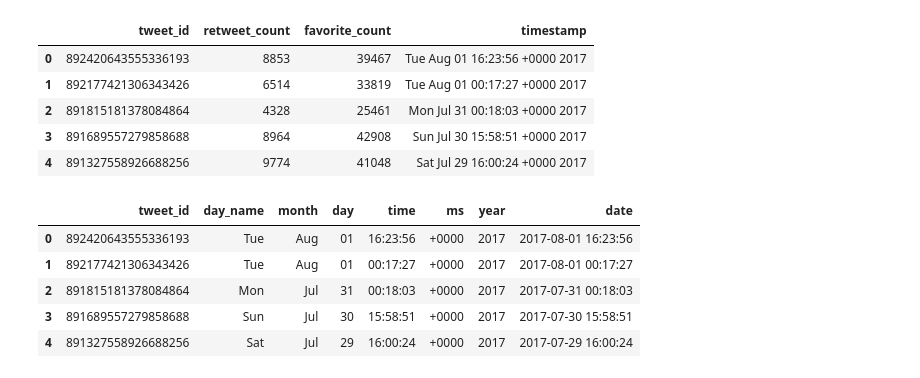
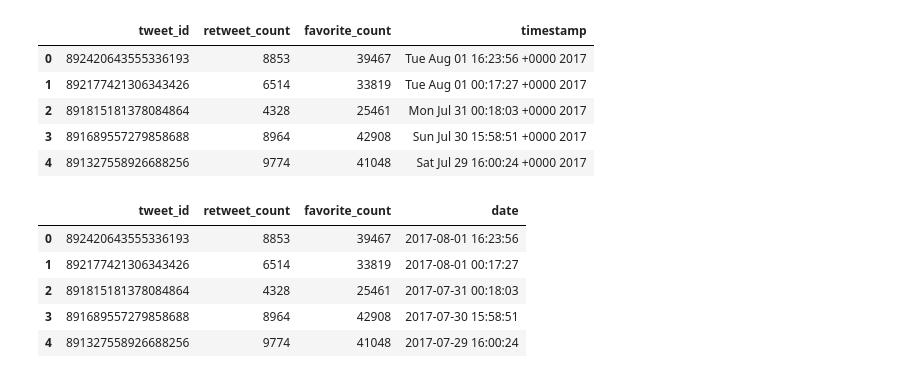
Before and after one commit to Tavnuh/we-rate-dogs, a Jupyter notebook: we-rate-dogs-Data-Wrangling.ipynb, the cells around one changed output. Saved outputs shown, nothing was run; the diff lists cells and outputs as text; code cells hidden in the pictures.

Commit message:
Redid irregular timestamp cleanup, this time within the original df

```diff
--- a/we-rate-dogs-Data-Wrangling.ipynb
+++ b/we-rate-dogs-Data-Wrangling.ipynb
@@ -407,24 +407,24 @@ df_tweet_info_clean.head()
 | 3 | 891689557279858688 | 8964 | 42908 | Sun Jul 30 15:58:51 +0000 2017 |
 | 4 | 891327558926688256 | 9774 | 41048 | Sat Jul 29 16:00:24 +0000 2017 |
 # %%
-df_dates = pd.DataFrame(columns=['tweet_id','day_name','month','day','time','ms','year'])
-df_dates['tweet_id'] = df_tweet_info_clean['tweet_id']
-df_dates['day_name'] = df_tweet_info_clean['timestamp'].str.split(' ').str[0]
-df_dates['month'] = df_tweet_info_clean['timestamp'].str.split(' ').str[1]
-df_dates['day'] = df_tweet_info_clean['timestamp'].str.split(' ').str[2]
-df_dates['time'] = df_tweet_info_clean['timestamp'].str.split(' ').str[3]
-df_dates['ms'] = df_tweet_info_clean['timestamp'].str.split(' ').str[4]
-df_dates['year'] = df_tweet_info_clean['timestamp'].str.split(' ').str[5]
+df_tweet_info_clean['day_name'] = df_tweet_info_clean['timestamp'].str.split(' ').str[0]
+df_tweet_info_clean['month'] = df_tweet_info_clean['timestamp'].str.split(' ').str[1]
+df_tweet_info_clean['day'] = df_tweet_info_clean['timestamp'].str.split(' ').str[2]
+df_tweet_info_clean['time'] = df_tweet_info_clean['timestamp'].str.split(' ').str[3]
+df_tweet_info_clean['ms'] = df_tweet_info_clean['timestamp'].str.split(' ').str[4]
+df_tweet_info_clean['year'] = df_tweet_info_clean['timestamp'].str.split(' ').str[5]
 # %%
-df_dates['date'] = df_dates['year'].map(str) + '-' + df_dates['month'].map(str) + '-' + df_dates['day'].map(str) + ' ' + df_dates['time'].map(str)
+df_tweet_info_clean['date'] = df_tweet_info_clean['year'].map(str) + '-' + df_tweet_info_clean['month'].map(str) + '-' + df_tweet_info_clean['day'].map(str) + ' ' + df_tweet_info_clean['time'].map(str)
 # %%
-df_dates['date'] = pd.to_datetime(df_dates['date'])
+df_tweet_info_clean['date'] = pd.to_datetime(df_tweet_info_clean['date'])
+# %%
+df_tweet_info_clean.drop(columns=['timestamp','day_name','month','day','time','ms','year'],inplace=True)
 # %%
-df_dates.head()
+df_tweet_info_clean.head()
 # %% [output]
-|  | tweet_id | day_name | month | day | time | ms | year | date |
-| 0 | 892420643555336193 | Tue | Aug | 01 | 16:23:56 | +0000 | 2017 | 2017-08-01 16:23:56 |
-| 1 | 892177421306343426 | Tue | Aug | 01 | 00:17:27 | +0000 | 2017 | 2017-08-01 00:17:27 |
-| 2 | 891815181378084864 | Mon | Jul | 31 | 00:18:03 | +0000 | 2017 | 2017-07-31 00:18:03 |
-| 3 | 891689557279858688 | Sun | Jul | 30 | 15:58:51 | +0000 | 2017 | 2017-07-30 15:58:51 |
-| 4 | 891327558926688256 | Sat | Jul | 29 | 16:00:24 | +0000 | 2017 | 2017-07-29 16:00:24 |
+|  | tweet_id | retweet_count | favorite_count | date |
+| 0 | 892420643555336193 | 8853 | 39467 | 2017-08-01 16:23:56 |
+| 1 | 892177421306343426 | 6514 | 33819 | 2017-08-01 00:17:27 |
+| 2 | 891815181378084864 | 4328 | 25461 | 2017-07-31 00:18:03 |
+| 3 | 891689557279858688 | 8964 | 42908 | 2017-07-30 15:58:51 |
+| 4 | 891327558926688256 | 9774 | 41048 | 2017-07-29 16:00:24 |
```
Also changed, not shown: parts of 1 cell of this notebook.
